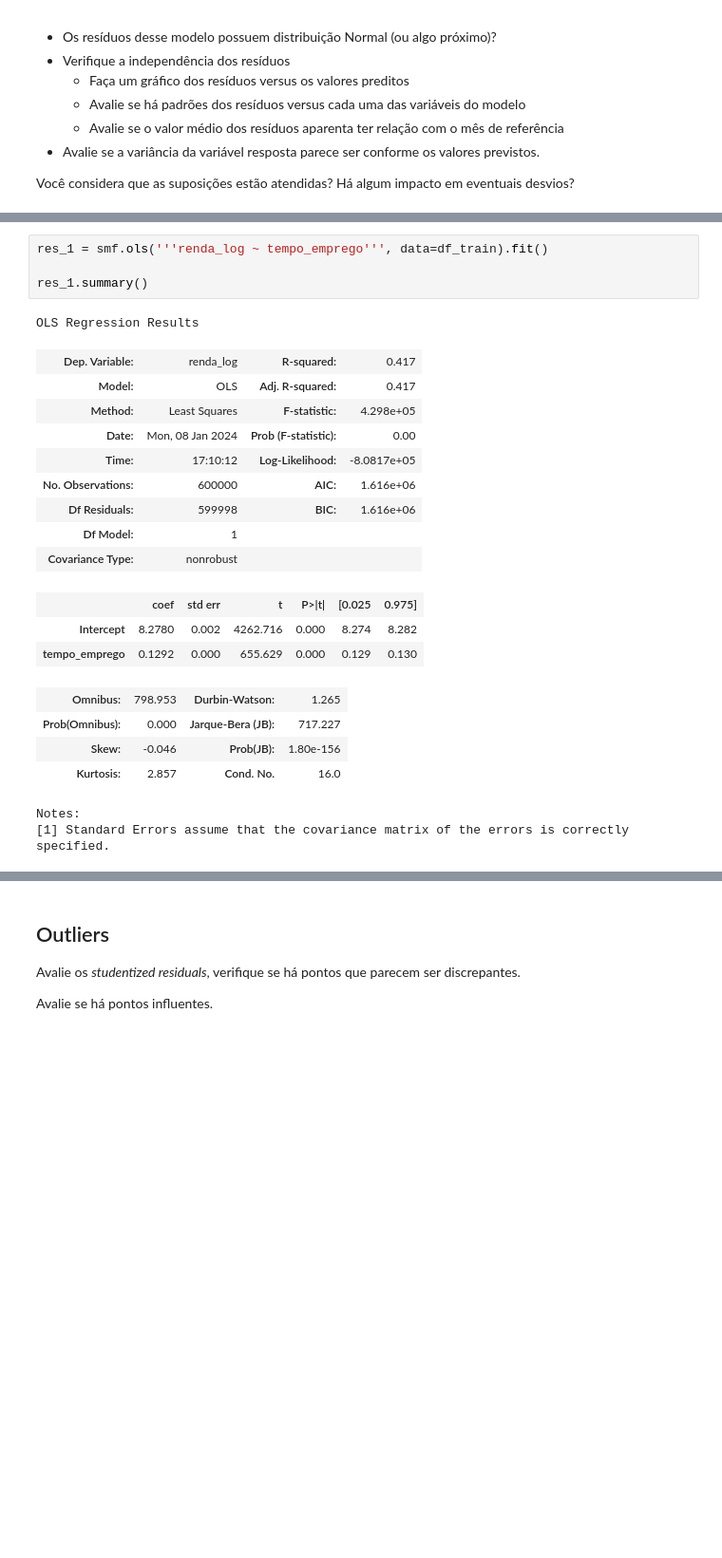
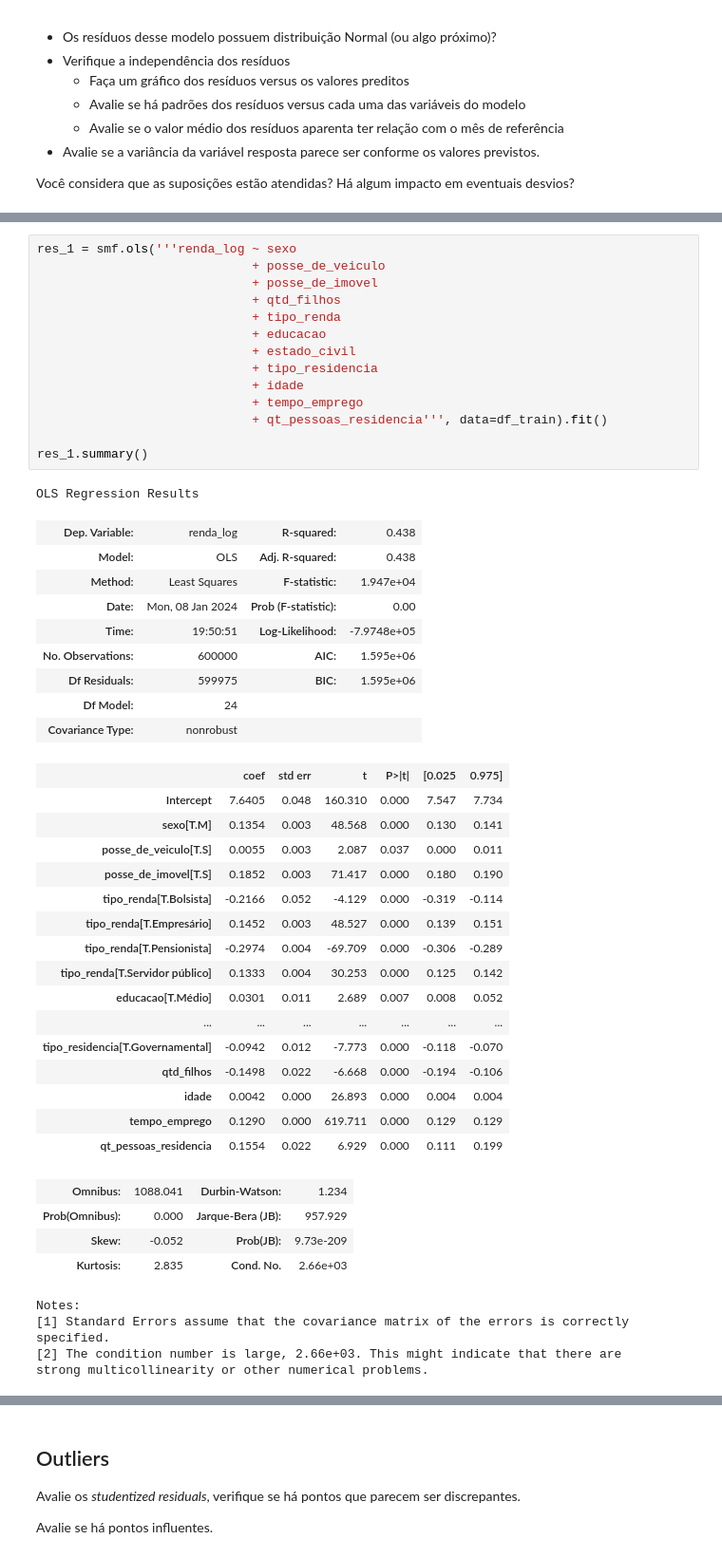
Before and after one commit to marceloaires7/EBAC-Exercicios, a Jupyter notebook: Exercício_Cientista_de_dados_Módulo35/Exercício 1/ProfCientistaDados m35_supportamaterial_exercise01.ipynb, the cells around one changed output, grey strips where cells are left out. Shown at 95% size. Drawn from its saved outputs; the diff is of its cells as text; blank space fills up the shorter version.

```diff
--- a/Exercício_Cientista_de_dados_Módulo35/Exercício 1/ProfCientistaDados m35_supportamaterial_exercise01.ipynb
+++ b/Exercício_Cientista_de_dados_Módulo35/Exercício 1/ProfCientistaDados m35_supportamaterial_exercise01.ipynb
@@ -131,24 +139,49 @@ Você considera que as suposições estão atendidas? Há algum impacto em event
 # %%
-res_1 = smf.ols('''renda_log ~ tempo_emprego''', data=df_train).fit()
+res_1 = smf.ols('''renda_log ~ sexo
+                             + posse_de_veiculo
+                             + posse_de_imovel
+                             + qtd_filhos
+                             + tipo_renda
+                             + educacao
+                             + estado_civil
+                             + tipo_residencia
+                             + idade
+                             + tempo_emprego
+                             + qt_pessoas_residencia''', data=df_train).fit()
 
 res_1.summary()
 # %% [output]
 OLS Regression Results
-| Dep. Variable: | renda_log | R-squared: | 0.417 |
-| Model: | OLS | Adj. R-squared: | 0.417 |
-| Method: | Least Squares | F-statistic: | 4.298e+05 |
+| Dep. Variable: | renda_log | R-squared: | 0.438 |
+| Model: | OLS | Adj. R-squared: | 0.438 |
+| Method: | Least Squares | F-statistic: | 1.947e+04 |
 | Date: | Mon, 08 Jan 2024 | Prob (F-statistic): | 0.00 |
-| Time: | 17:10:12 | Log-Likelihood: | -8.0817e+05 |
-| No. Observations: | 600000 | AIC: | 1.616e+06 |
-| Df Residuals: | 599998 | BIC: | 1.616e+06 |
-| Df Model: | 1 |  |  |
+| Time: | 19:50:51 | Log-Likelihood: | -7.9748e+05 |
+| No. Observations: | 600000 | AIC: | 1.595e+06 |
+| Df Residuals: | 599975 | BIC: | 1.595e+06 |
+| Df Model: | 24 |  |  |
 | Covariance Type: | nonrobust |  |  |
 |  | coef | std err | t | P>|t| | [0.025 | 0.975] |
-| Intercept | 8.2780 | 0.002 | 4262.716 | 0.000 | 8.274 | 8.282 |
-| tempo_emprego | 0.1292 | 0.000 | 655.629 | 0.000 | 0.129 | 0.130 |
+| Intercept | 7.6405 | 0.048 | 160.310 | 0.000 | 7.547 | 7.734 |
+| sexo[T.M] | 0.1354 | 0.003 | 48.568 | 0.000 | 0.130 | 0.141 |
+| posse_de_veiculo[T.S] | 0.0055 | 0.003 | 2.087 | 0.037 | 0.000 | 0.011 |
+| posse_de_imovel[T.S] | 0.1852 | 0.003 | 71.417 | 0.000 | 0.180 | 0.190 |
+| tipo_renda[T.Bolsista] | -0.2166 | 0.052 | -4.129 | 0.000 | -0.319 | -0.114 |
+| tipo_renda[T.Empresário] | 0.1452 | 0.003 | 48.527 | 0.000 | 0.139 | 0.151 |
+| tipo_renda[T.Pensionista] | -0.2974 | 0.004 | -69.709 | 0.000 | -0.306 | -0.289 |
+| tipo_renda[T.Servidor público] | 0.1333 | 0.004 | 30.253 | 0.000 | 0.125 | 0.142 |
+| educacao[T.Médio] | 0.0301 | 0.011 | 2.689 | 0.007 | 0.008 | 0.052 |
+| ... | ... | ... | ... | ... | ... | ... |
+| tipo_residencia[T.Governamental] | -0.0942 | 0.012 | -7.773 | 0.000 | -0.118 | -0.070 |
+| qtd_filhos | -0.1498 | 0.022 | -6.668 | 0.000 | -0.194 | -0.106 |
+| idade | 0.0042 | 0.000 | 26.893 | 0.000 | 0.004 | 0.004 |
+| tempo_emprego | 0.1290 | 0.000 | 619.711 | 0.000 | 0.129 | 0.129 |
+| qt_pessoas_residencia | 0.1554 | 0.022 | 6.929 | 0.000 | 0.111 | 0.199 |
-| Omnibus: | 798.953 | Durbin-Watson: | 1.265 |
-| Prob(Omnibus): | 0.000 | Jarque-Bera (JB): | 717.227 |
-| Skew: | -0.046 | Prob(JB): | 1.80e-156 |
-| Kurtosis: | 2.857 | Cond. No. | 16.0 |
+| Omnibus: | 1088.041 | Durbin-Watson: | 1.234 |
+| Prob(Omnibus): | 0.000 | Jarque-Bera (JB): | 957.929 |
+| Skew: | -0.052 | Prob(JB): | 9.73e-209 |
+| Kurtosis: | 2.835 | Cond. No. | 2.66e+03 |
 Notes:
 [1] Standard Errors assume that the covariance matrix of the errors is correctly specified.
+[2] The condition number is large, 2.66e+03. This might indicate that there are
+strong multicollinearity or other numerical problems.
```
Also changed, not shown: parts of 8 cells of this notebook.
